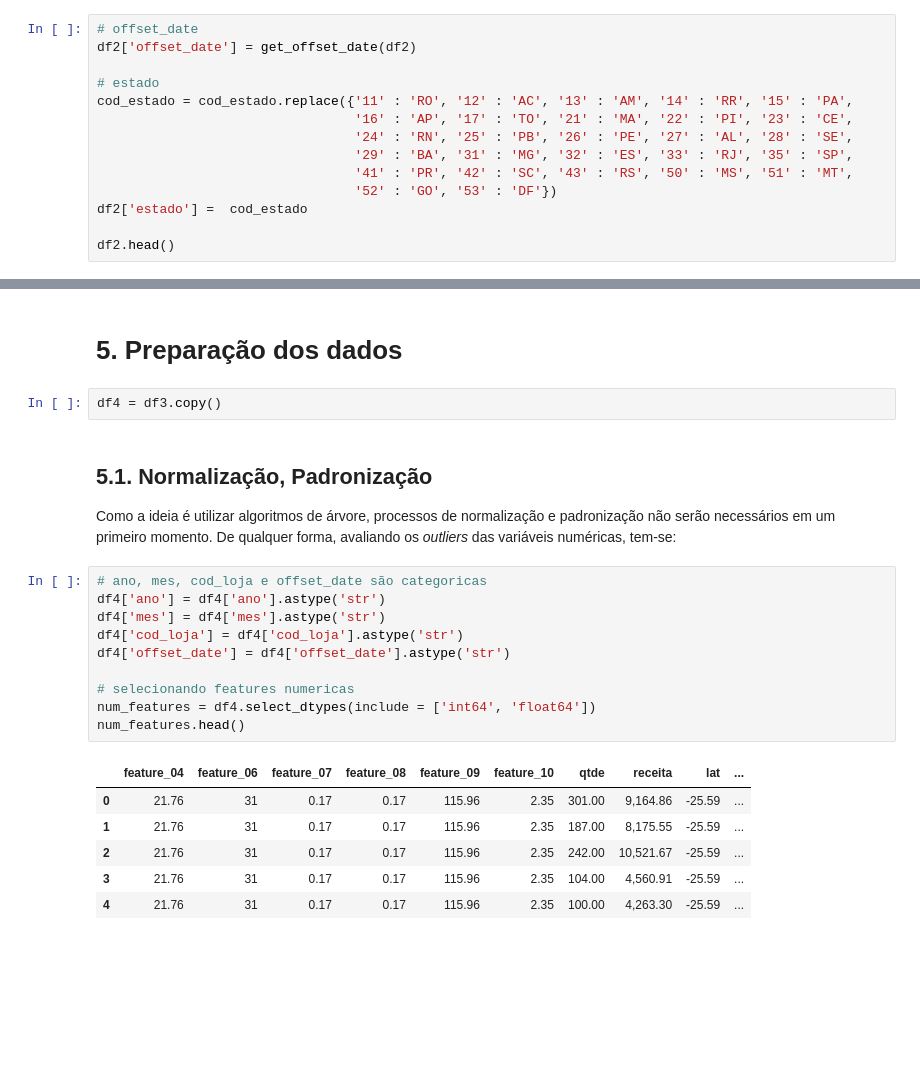
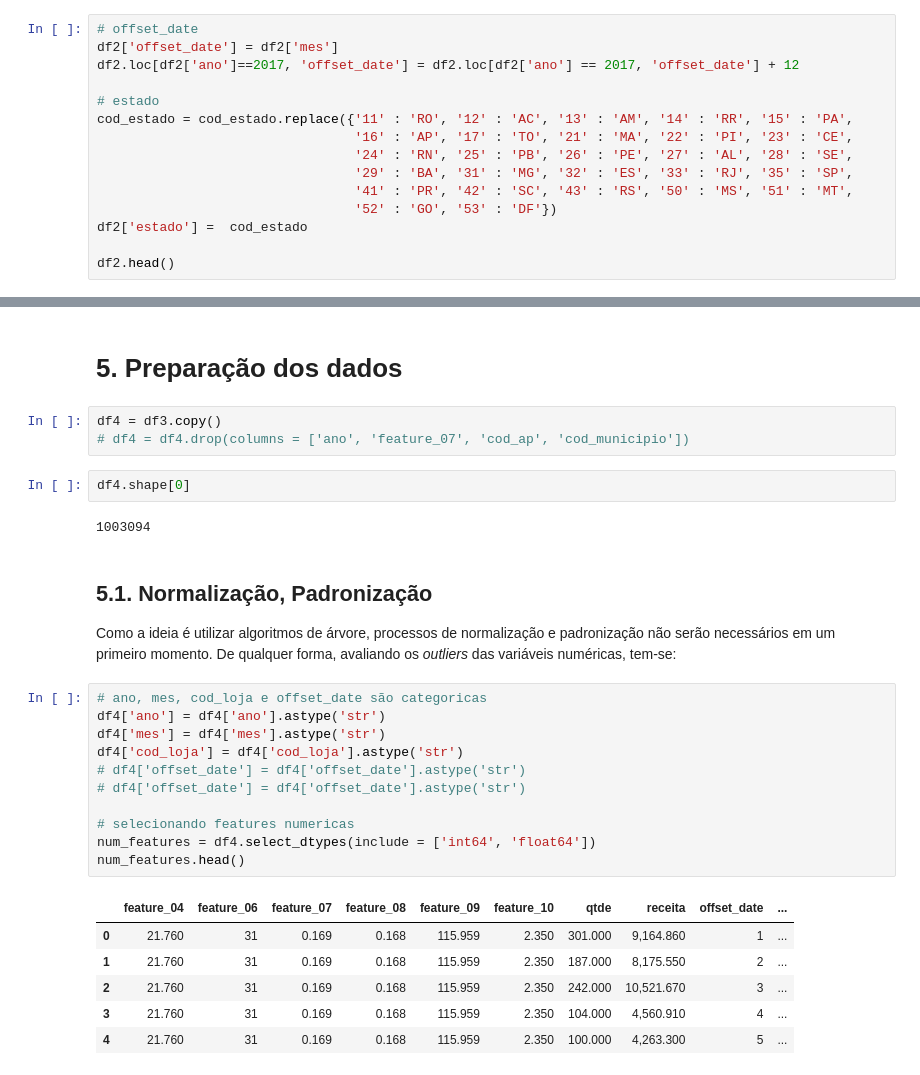
Before and after one commit to Lucas-Okamura/Hackathon_Big_Data, a Jupyter notebook: Hackathon Big Data.ipynb, the cells around one changed output, grey strips where cells are left out. Saved outputs shown, nothing was run; the diff lists cells and outputs as text; blank space fills up the shorter version.

```diff
--- a/Hackathon Big Data.ipynb
+++ b/Hackathon Big Data.ipynb
@@ -471,6 +500,7 @@ array(['41', '53', '35', '31', '16', '11', '27', '29', '26', '25', '33',
 # %%
 # offset_date
-df2['offset_date'] = get_offset_date(df2)
+df2['offset_date'] = df2['mes']
+df2.loc[df2['ano']==2017, 'offset_date'] = df2.loc[df2['ano'] == 2017, 'offset_date'] + 12
 
 # estado
 cod_estado = cod_estado.replace({'11' : 'RO', '12' : 'AC', '13' : 'AM', '14' : 'RR', '15' : 'PA',
@@ -729,8 +759,13 @@ _ = sns.heatmap(aux.corr(method = 'pearson'), annot = True, annot_kws={"fontsize
 [figure]
 # %% [markdown]
 # 5. Preparação dos dados
-# %%
-df4 = df3.copy()
+# %%
+df4 = df3.copy()
+# df4 = df4.drop(columns = ['ano', 'feature_07', 'cod_ap', 'cod_municipio'])
+# %%
+df4.shape[0]
+# %% [output]
+1003094
 # %% [markdown]
 ## 5.1. Normalização, Padronização
 
@@ -738,18 +773,19 @@ Como a ideia é utilizar algoritmos de árvore, processos de normalização e pa
 # %%
 # ano, mes, cod_loja e offset_date são categoricas
 df4['ano'] = df4['ano'].astype('str')
 df4['mes'] = df4['mes'].astype('str')
 df4['cod_loja'] = df4['cod_loja'].astype('str')
-df4['offset_date'] = df4['offset_date'].astype('str')
+# df4['offset_date'] = df4['offset_date'].astype('str')
+# df4['offset_date'] = df4['offset_date'].astype('str')
 
 # selecionando features numericas
 num_features = df4.select_dtypes(include = ['int64', 'float64'])
 num_features.head()
 # %% [output]
-|  | feature_04 | feature_06 | feature_07 | feature_08 | feature_09 | feature_10 | qtde | receita | lat | ... |
-| 0 | 21.76 | 31 | 0.17 | 0.17 | 115.96 | 2.35 | 301.00 | 9,164.86 | -25.59 | ... |
-| 1 | 21.76 | 31 | 0.17 | 0.17 | 115.96 | 2.35 | 187.00 | 8,175.55 | -25.59 | ... |
-| 2 | 21.76 | 31 | 0.17 | 0.17 | 115.96 | 2.35 | 242.00 | 10,521.67 | -25.59 | ... |
-| 3 | 21.76 | 31 | 0.17 | 0.17 | 115.96 | 2.35 | 104.00 | 4,560.91 | -25.59 | ... |
-| 4 | 21.76 | 31 | 0.17 | 0.17 | 115.96 | 2.35 | 100.00 | 4,263.30 | -25.59 | ... |
+|  | feature_04 | feature_06 | feature_07 | feature_08 | feature_09 | feature_10 | qtde | receita | offset_date | ... |
+| 0 | 21.760 | 31 | 0.169 | 0.168 | 115.959 | 2.350 | 301.000 | 9,164.860 | 1 | ... |
+| 1 | 21.760 | 31 | 0.169 | 0.168 | 115.959 | 2.350 | 187.000 | 8,175.550 | 2 | ... |
+| 2 | 21.760 | 31 | 0.169 | 0.168 | 115.959 | 2.350 | 242.000 | 10,521.670 | 3 | ... |
+| 3 | 21.760 | 31 | 0.169 | 0.168 | 115.959 | 2.350 | 104.000 | 4,560.910 | 4 | ... |
+| 4 | 21.760 | 31 | 0.169 | 0.168 | 115.959 | 2.350 | 100.000 | 4,263.300 | 5 | ... |
 # %%
```
Also changed, not shown: parts of 77 cells of this notebook, 5 other files.
